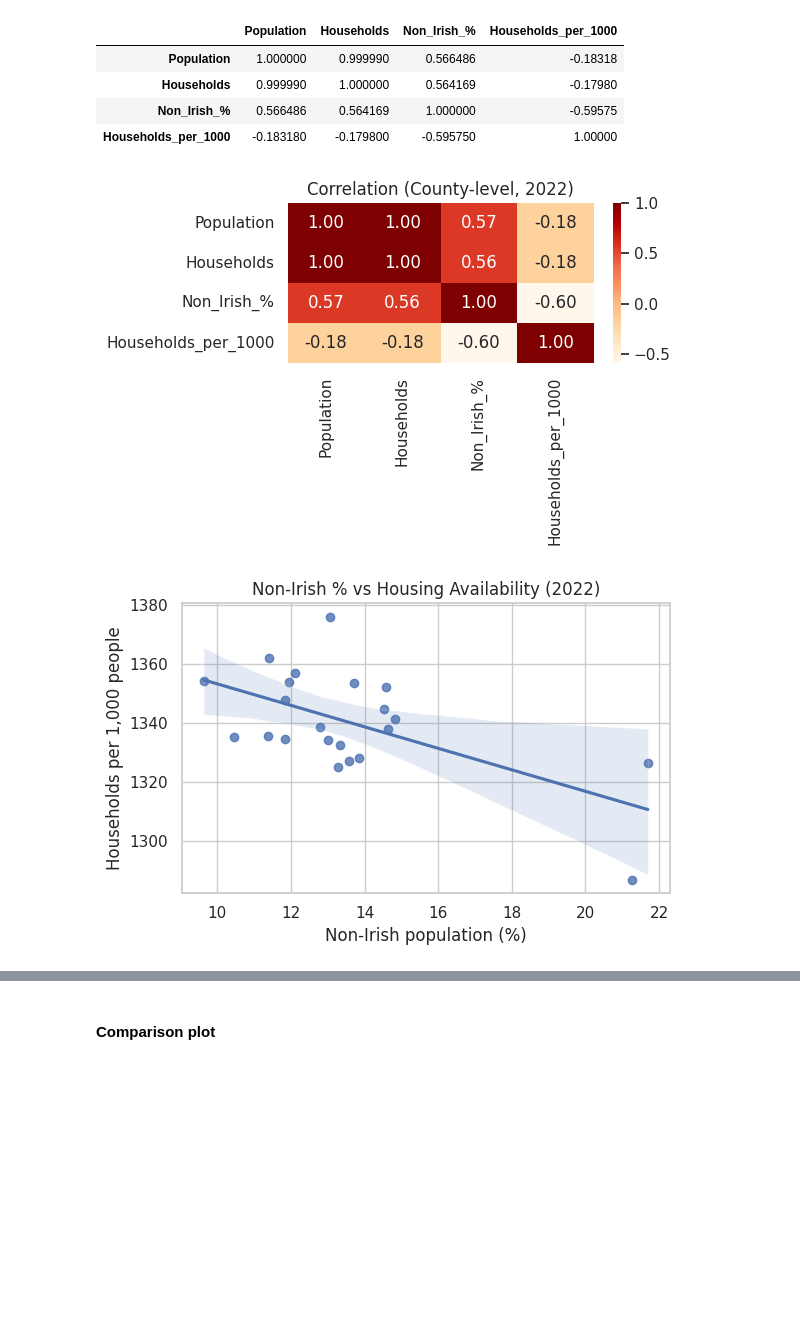
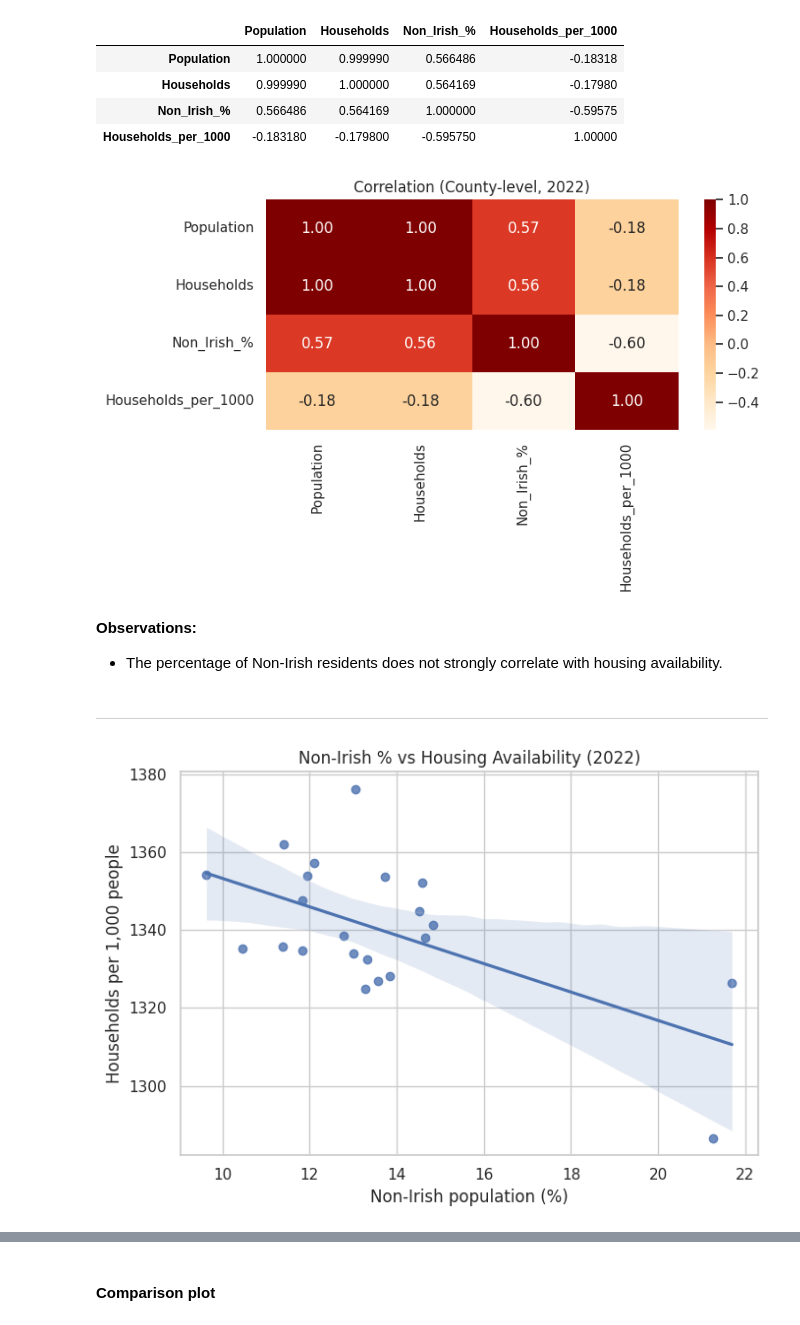
Before and after one commit to elainecazetta/programming-for-data-analytics, a Jupyter notebook: project/census_analysis.ipynb, the cells around one changed output, grey strips where cells are left out. Drawn from its saved outputs; the diff is of its cells as text; code cells hidden in the pictures; blank space fills up the shorter version.

```diff
--- a/project/census_analysis.ipynb
+++ b/project/census_analysis.ipynb
@@ -905,26 +944,32 @@ corr
 | Households_per_1000 | -0.183180 | -0.179800 | -0.595750 | 1.00000 |
 # %%
 # Heatmap for correlation matrix
-plt.figure(figsize=(6, 4))
+plt.figure(figsize=(8, 5))
+# Ref: https://seaborn.pydata.org/generated/seaborn.heatmap.html
 sns.heatmap(corr, annot=True, fmt=".2f", cmap="OrRd")
-plt.title("Correlation (County-level, 2022)")
+plt.title("Correlation (County-level - 2022)")
 plt.tight_layout()
 plt.show()
 # %% [output]
-[figure, old version]
+[figure, new version]
+# %% [markdown]
+**Observations:**
+- The percentage of Non-Irish residents does not strongly correlate with housing availability.
+# %% [markdown]
+---
 # %%
 # Do counties with higher Non-Irish % also have more households per 1,000 people?
-plt.figure(figsize=(6, 4))
+plt.figure(figsize=(7, 5))
 sns.regplot(
     data=s2022,
     x="Non_Irish_%",
     y="Households_per_1000",
     scatter_kws={"alpha": 0.8}
 )
 plt.title("Non-Irish % vs Housing Availability (2022)")
 plt.xlabel("Non-Irish population (%)")
 plt.ylabel("Households per 1,000 people")
 plt.tight_layout()
 plt.show()
 # %% [output]
-[figure, old version]
+[figure, new version]
```
Also changed, not shown: parts of 35 cells of this notebook.
